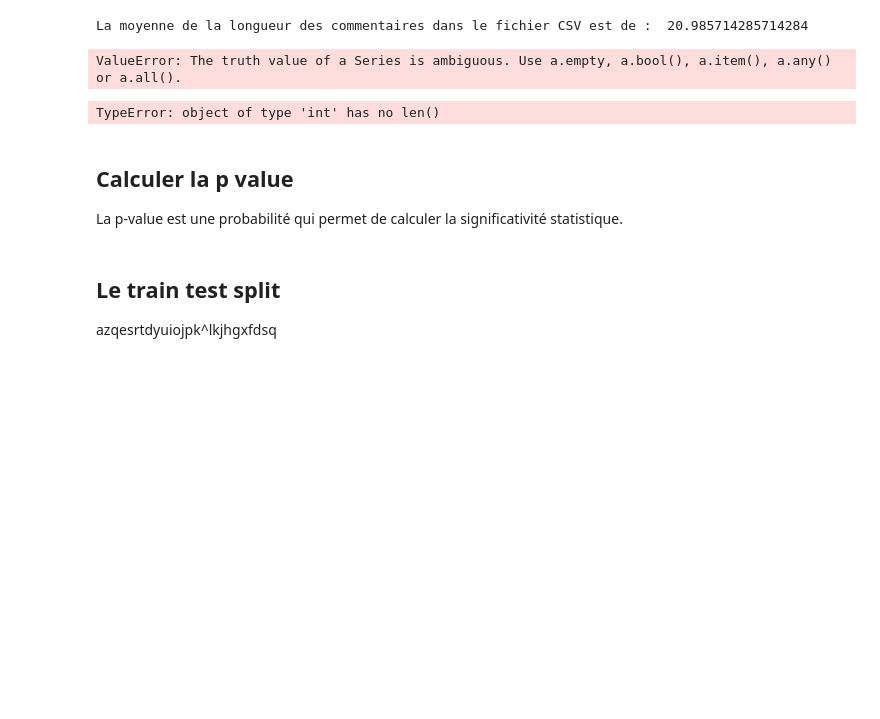
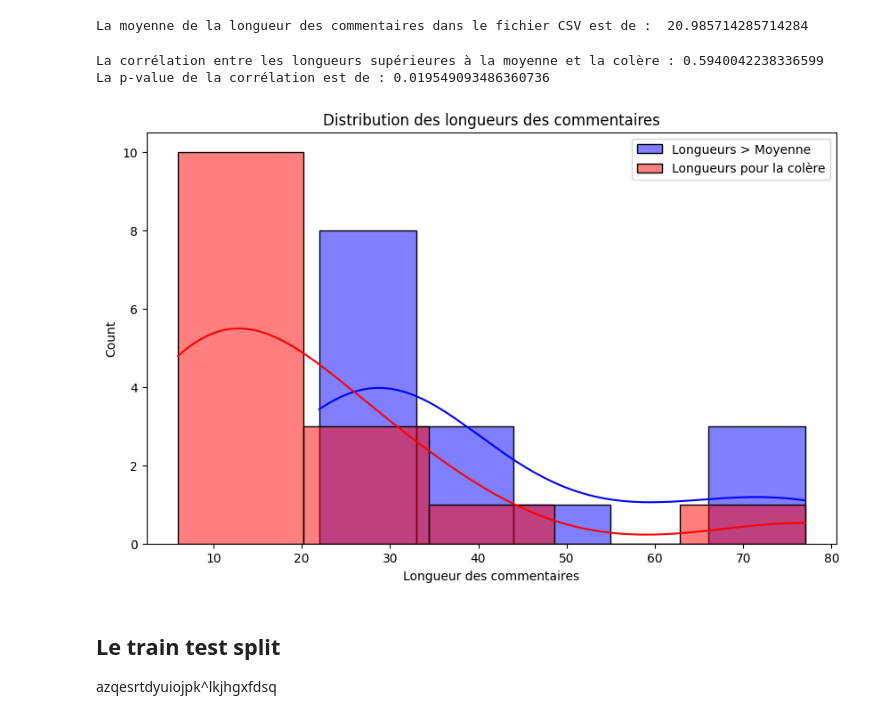
Before and after one commit to deboraptor/outils_traitement_corpus, a Jupyter notebook: scripts/graphiques.ipynb, the cells around one changed output. Drawn from its saved outputs; the diff is of its cells as text; code cells hidden in the pictures; blank space fills up the shorter version.

Commit message:
:chart_with_upwards_trend: ajouts de graphiques

```diff
--- a/scripts/graphiques.ipynb
+++ b/scripts/graphiques.ipynb
@@ -20,46 +21,39 @@ Théorie = plus la longueur du commentaire et longue plus c'est colère
 # %%
 df = pd.read_csv("../data/clean/commentaires.csv")
 
-longueurs = df["text"].apply(lambda x: len(x.split()))
+df["longueur"] = df["text"].apply(lambda x: len(x.split()))
 
-moyenne_longueurs = longueurs.mean()
+moyenne_longueurs = df["longueur"].mean()
 
-print("La moyenne de la longueur des commentaires dans le fichier CSV est de : ", moyenne_longueurs)
+print("La moyenne de la longueur des commentaires dans le fichier CSV est de :", moyenne_longueurs)
 # %% [output]
 La moyenne de la longueur des commentaires dans le fichier CSV est de :  20.985714285714284
-# %%
-liste_longueurs = []
-
-for index, row in df.iterrows():
-    if len(row["text"]) > moyenne_longueurs and row["label"] == "3":
-        liste_longueurs.append(len(row["text"]))
-
-if not longueurs:
-    print("Pas de données suffisantes pour calculer la corrélation")
-else:
-    corr = np.corrcoef(longueurs, [3]*len(longueurs))[0,1]
-    print("Corrélation entre la longueur des commentaires et le la colère :", corr)
-# %% [output]
-ValueError: The truth value of a Series is ambiguous. Use a.empty, a.bool(), a.item(), a.any() or a.all().
-# %%
-from scipy.stats import pearsonr
-
-colere = df["label"].tolist()
-moyenne_longueurs = int(moyenne_longueurs)
-
-
-# Filtrage manuel des valeurs manquantes (facultatif, uniquement si vous avez des NaN ou des infinis)
-# moyenne_longueurs_clean = [x for x, y in zip(moyenne_longueurs, colere) if x is not None and y is not None]
-# colere_clean = [y for x, y in zip(moyenne_longueurs, colere) if x is not None and y is not None]
-
-correlation, p_value = pearsonr(moyenne_longueurs, colere)
-print("La corrélation de Pearson entre moyenne_longueurs et colere est de :", correlation)
-print("La valeur-p de la corrélation est de :", p_value)
-# %% [output]
-TypeError: object of type 'int' has no len()
-# %% [markdown]
-## Calculer la p value
-La p-value est une probabilité qui permet de calculer la significativité statistique.
+# %%
+longueurs_sup_moyenne = df[df["longueur"] > moyenne_longueurs]["longueur"]
+
+colere = df[df["label"] == 3]["longueur"]
+
+longueur_min = min(len(longueurs_sup_moyenne), len(colere))
+longueurs_sup_moyenne = longueurs_sup_moyenne.head(longueur_min)
+colere = colere.head(longueur_min)
+
+correlation, p_value = pearsonr(longueurs_sup_moyenne, colere)
+
+print("La corrélation entre les longueurs supérieures à la moyenne et la colère :", correlation)
+print("La p-value de la corrélation est de :", p_value)
+# %% [output]
+La corrélation entre les longueurs supérieures à la moyenne et la colère : 0.5940042238336599
+La p-value de la corrélation est de : 0.019549093486360736
+# %%
+plt.figure(figsize=(10, 6))
+sns.histplot(longueurs_sup_moyenne, color="blue", label="Longueurs > Moyenne", kde=True)
+sns.histplot(colere, color="red", label="Longueurs pour la colère", kde=True)
+plt.title("Distribution des longueurs des commentaires")
+plt.xlabel("Longueur des commentaires")
+plt.legend()
+plt.show()
+# %% [output]
+[figure, added]
 # %% [markdown]
 ## Le train test split
 azqesrtdyuiojpk^lkjhgxfdsq
```
Also changed, not shown: parts of 1 cell of this notebook.
